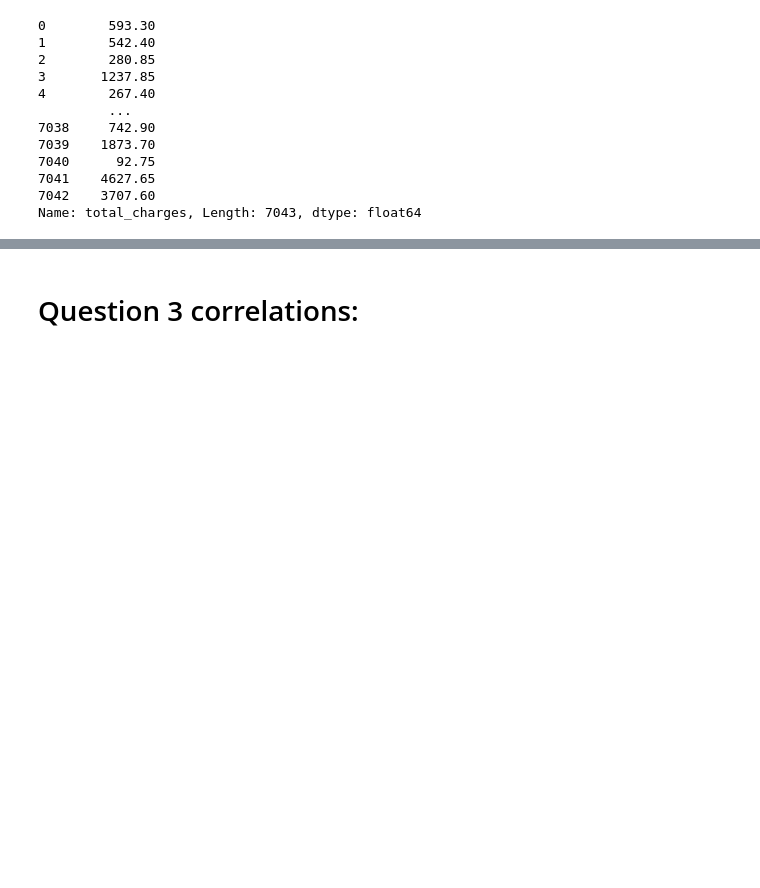
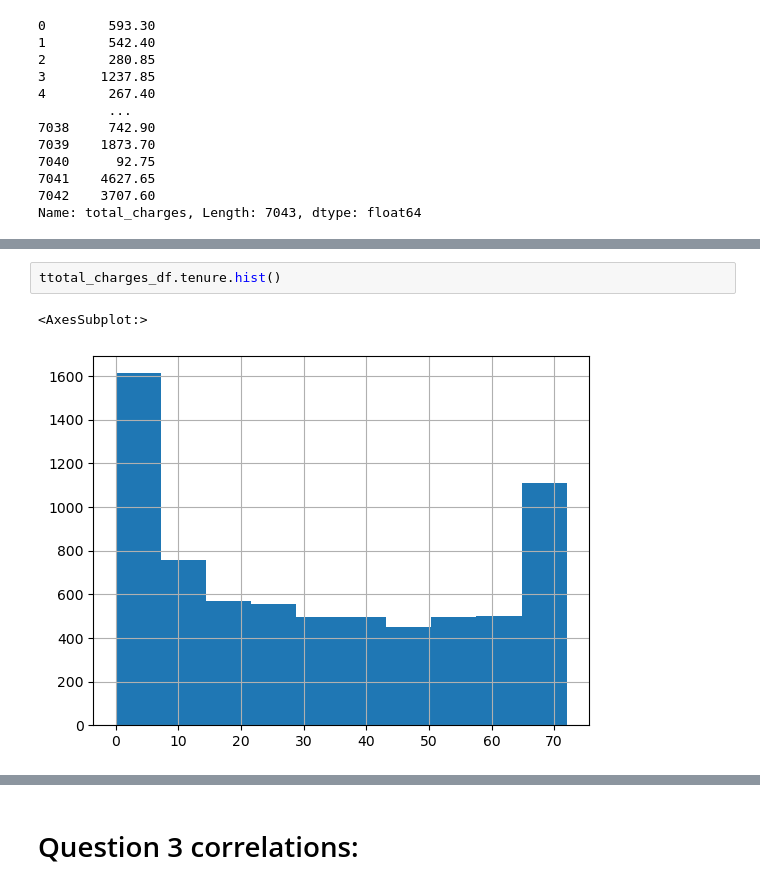
Before and after one commit to wherrickjr/statistics-exercises, a Jupyter notebook: hypothesis_testing.ipynb, the cells around one changed output, grey strips where cells are left out. Cells and saved outputs as stored; diff of their text form; blank space fills up the shorter version.

```diff
--- a/hypothesis_testing.ipynb
+++ b/hypothesis_testing.ipynb
@@ -615,0 +630,5 @@ Name: total_charges, Length: 7043, dtype: float64
+# %%
+ttotal_charges_df.tenure.hist()
+# %% [output]
+<AxesSubplot:>
+[figure, added]
```
Also changed, not shown: parts of 35 cells of this notebook.
